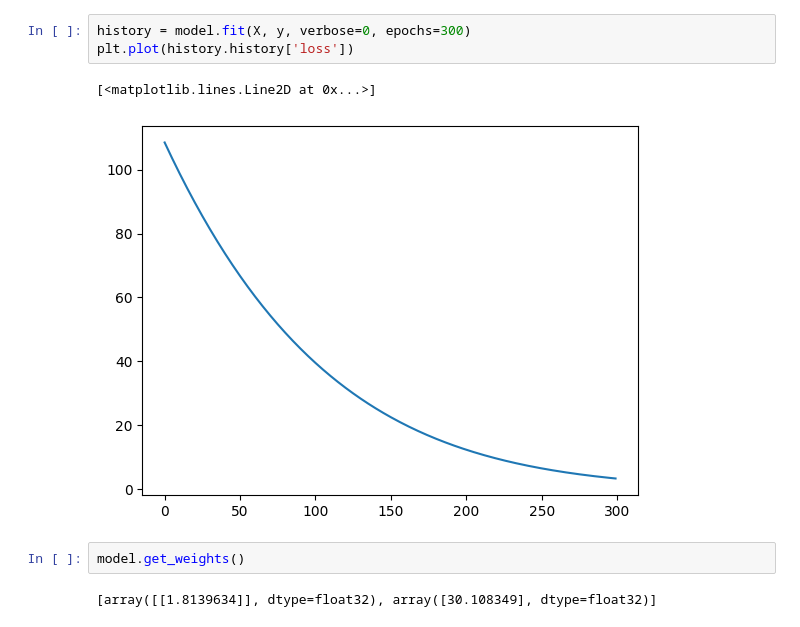
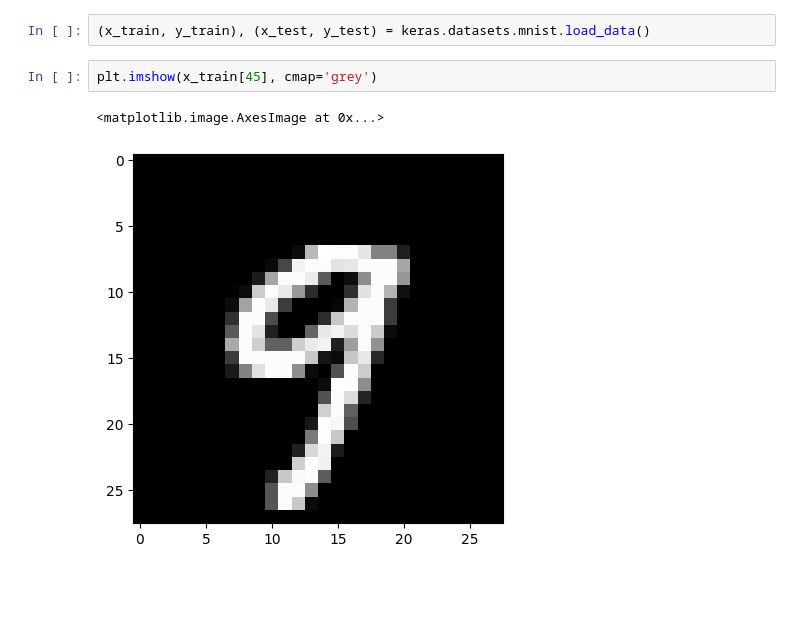
Before and after one commit to DanzTheDeadly/ml, a Jupyter notebook: DL_keras.ipynb, the cells around one changed output. Saved outputs shown, nothing was run; the diff lists cells and outputs as text; blank space fills up the shorter version.

Commit message:
add image clusterization

```diff
--- a/DL_keras.ipynb
+++ b/DL_keras.ipynb
@@ -26,10 +10,7 @@ model.compile(loss='mean_squared_error', optimizer=keras.optimizers.Adam(0.1))
-# %%
-history = model.fit(X, y, verbose=0, epochs=300)
-plt.plot(history.history['loss'])
-# %% [output]
-[<matplotlib.lines.Line2D at 0x...>]
-[figure, removed]
-# %%
-model.get_weights()
-# %% [output]
-[array([[1.8139634]], dtype=float32), array([30.108349], dtype=float32)]
+# %%
+(x_train, y_train), (x_test, y_test) = keras.datasets.mnist.load_data()
+# %%
+plt.imshow(x_train[45], cmap='grey')
+# %% [output]
+<matplotlib.image.AxesImage at 0x...>
+[figure, added]
```
Also changed, not shown: parts of 9 cells of this notebook, 4 other files.
